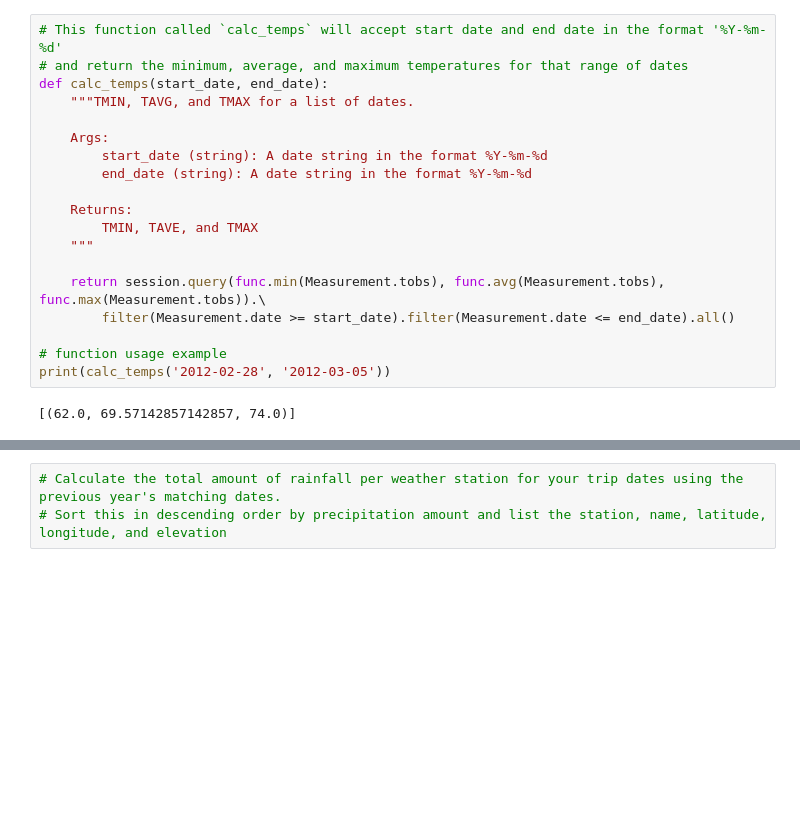
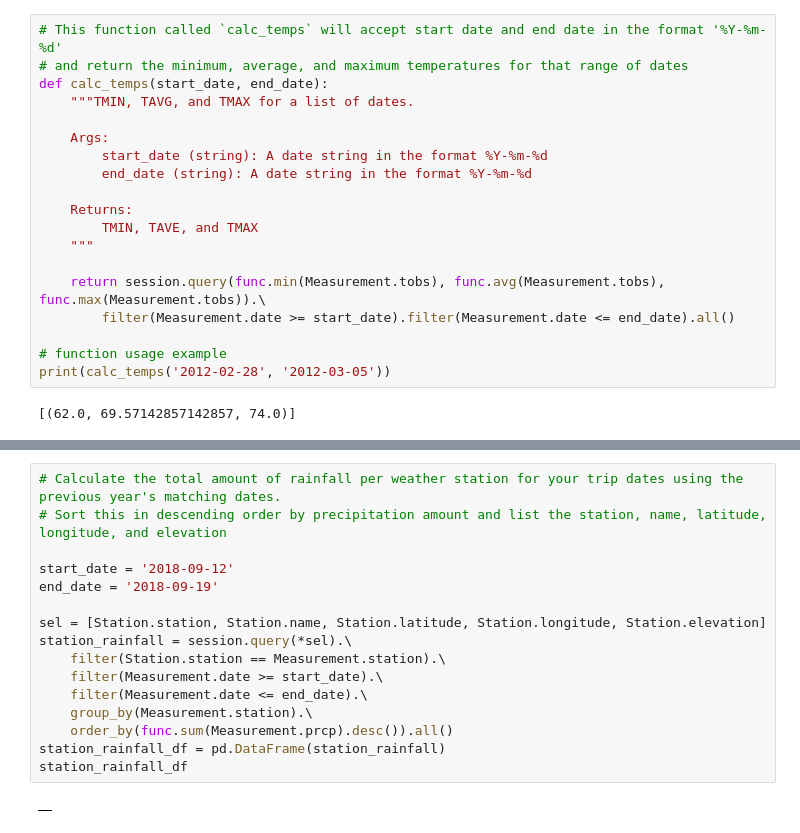
Before and after one commit to jgoody07/sqlalchemy-challenge, a Jupyter notebook: Advanced_SQL_climate.ipynb, the cells around one changed output, grey strips where cells are left out. Cells and saved outputs as stored; diff of their text form; blank space fills up the shorter version.

```diff
--- a/Advanced_SQL_climate.ipynb
+++ b/Advanced_SQL_climate.ipynb
@@ -208,6 +212,21 @@ plt.show()
 # %%
 # Calculate the total amount of rainfall per weather station for your trip dates using the previous year's matching dates.
 # Sort this in descending order by precipitation amount and list the station, name, latitude, longitude, and elevation
+
+start_date = '2018-09-12'
+end_date = '2018-09-19'
+
+sel = [Station.station, Station.name, Station.latitude, Station.longitude, Station.elevation]
+station_rainfall = session.query(*sel).\
+    filter(Station.station == Measurement.station).\
+    filter(Measurement.date >= start_date).\
+    filter(Measurement.date <= end_date).\
+    group_by(Measurement.station).\
+    order_by(func.sum(Measurement.prcp).desc()).all()
+station_rainfall_df = pd.DataFrame(station_rainfall)
+station_rainfall_df
+# %% [output]
+|  |
 # %%
 # Create a query that will calculate the daily normals
 # (i.e. the averages for tmin, tmax, and tavg for all historic data matching a specific month and day)
```
Also changed, not shown: parts of 11 cells of this notebook, 1 other file.
